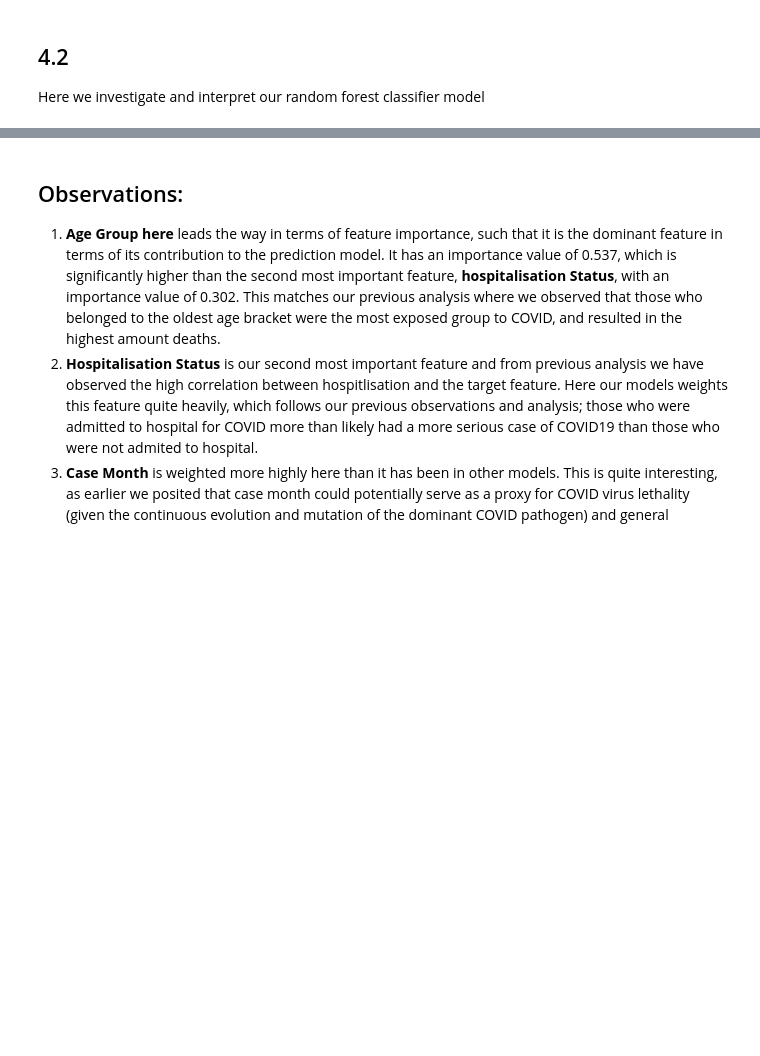
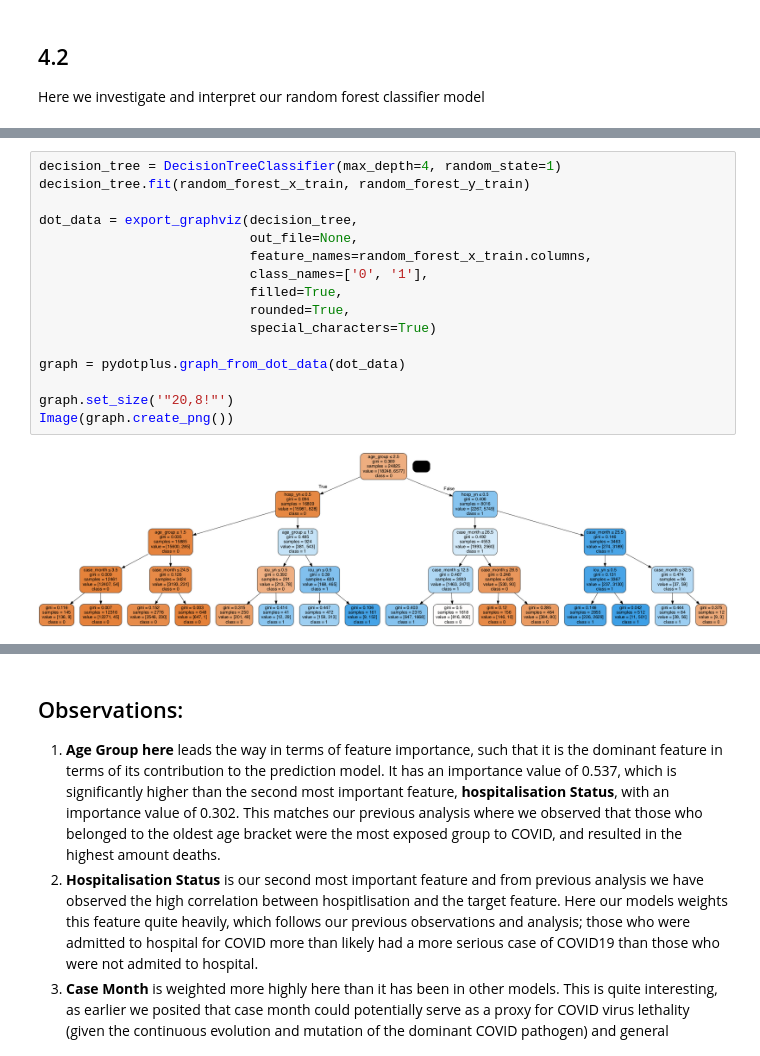
Before and after one commit to mattx245/Machine-Learning-Project, a Jupyter notebook: Homework2_22207000_12468998.ipynb, the cells around one changed output, grey strips where cells are left out. Cells and saved outputs as stored; diff of their text form; blank space fills up the shorter version.

Commit message:
added decision tree demo to section 4

```diff
--- a/Homework2_22207000_12468998.ipynb
+++ b/Homework2_22207000_12468998.ipynb
@@ -529,3 +691,21 @@ Here we investigate and interpret our random forest classifier model
+# %%
+decision_tree = DecisionTreeClassifier(max_depth=4, random_state=1)
+decision_tree.fit(random_forest_x_train, random_forest_y_train)
+
+dot_data = export_graphviz(decision_tree,
+                           out_file=None,
+                           feature_names=random_forest_x_train.columns,
+                           class_names=['0', '1'],
+                           filled=True,
+                           rounded=True,
+                           special_characters=True)
+
+graph = pydotplus.graph_from_dot_data(dot_data)
+
+graph.set_size('"20,8!"')
+Image(graph.create_png())
+# %% [output]
+[figure, added]
 # %%
 feature_importance = pd.DataFrame({'Feature': random_forest_x_train.columns, 'Significance':rfc.feature_importances_})
 feature_importance.sort_values('Significance', ascending=False)
```
Also changed, not shown: parts of 35 cells of this notebook.
